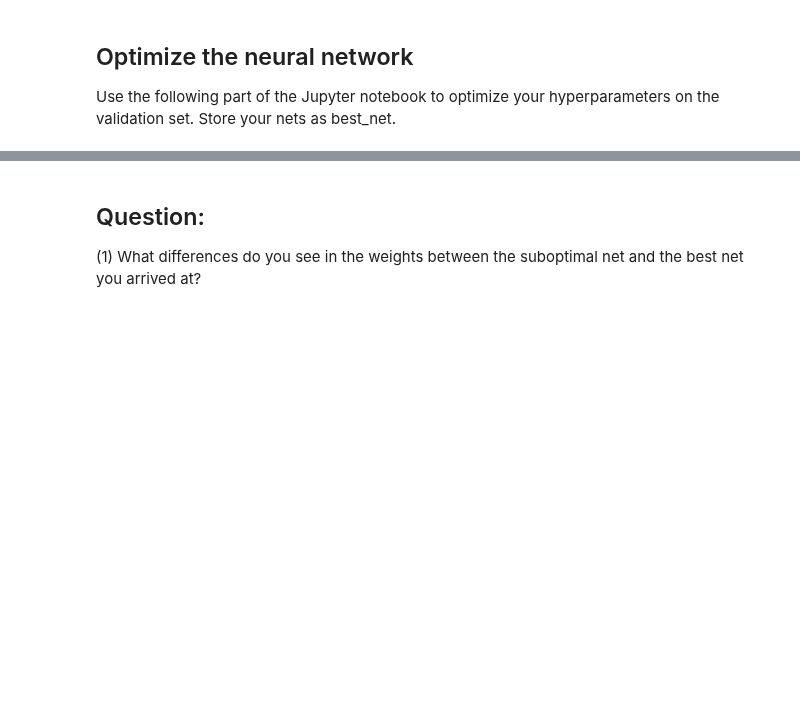
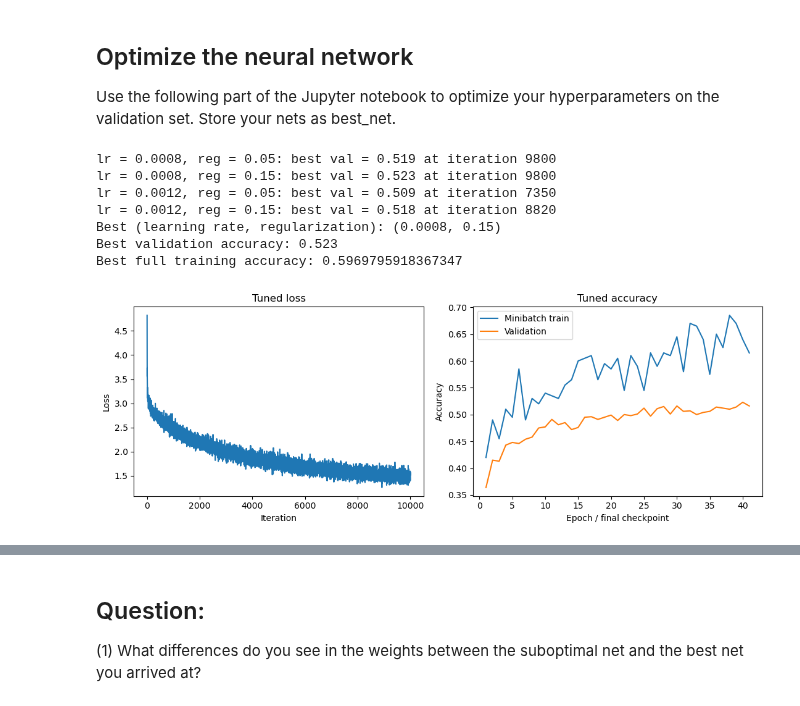
Before and after one commit to LepingWan/ECE247A, a Jupyter notebook: HW3.ipynb, the cells around one changed output, grey strips where cells are left out. Cells and saved outputs as stored; diff of their text form; code cells hidden in the pictures; blank space fills up the shorter version.

```diff
--- a/HW3.ipynb
+++ b/HW3.ipynb
@@ -519,0 +689,61 @@ show_net_weights(best_net)
+# %%
+# Keep the same 3072 -> 50 -> 10 network and use minibatch SGD.
+# Choose the learning rate and regularization using only the validation set.
+configs = [
+    (8e-4, 0.05),
+    (8e-4, 0.15),
+    (1.2e-3, 0.05),
+    (1.2e-3, 0.15),
+]
+best_net = None
+best_val_acc = -1
+best_stats = None
+results = []
+
+for learning_rate, reg in configs:
+    # Use the same initialization and minibatch sequence for each setting.
+    np.random.seed(123)
+    candidate = TwoLayerNet(input_size, 50, num_classes, std=1e-2)
+    candidate.params = {name: value.astype(np.float32)
+                        for name, value in candidate.params.items()}
+    candidate_stats = candidate.train(
+        X_train, y_train, X_val, y_val,
+        learning_rate=learning_rate, learning_rate_decay=0.97,
+        reg=reg, num_iters=10000, batch_size=200, verbose=False)
+
+    # Restore the epoch with the highest validation accuracy for this run.
+    candidate.params = {name: value.copy()
+                        for name, value in candidate_stats['best_params'].items()}
+    candidate_val_acc = np.mean(candidate.predict(X_val) == y_val)
+    results.append((learning_rate, reg, candidate_val_acc))
+    print('lr = %.4g, reg = %.3g: best val = %.3f at iteration %d' %
+          (learning_rate, reg, candidate_val_acc, candidate_stats['best_iteration']))
+    if candidate_val_acc > best_val_acc:
+        best_val_acc = candidate_val_acc
+        best_net = candidate
+        best_stats = candidate_stats
+        best_config = (learning_rate, reg)
+
+print('Best (learning rate, regularization):', best_config)
+print('Best validation accuracy:', best_val_acc)
+print('Best full training accuracy:', np.mean(best_net.predict(X_train) == y_train))
+
+fig, axes = plt.subplots(1, 2, figsize=(11, 4))
+axes[0].plot(best_stats['loss_history'])
+axes[0].set(xlabel='Iteration', ylabel='Loss', title='Tuned loss')
+epochs = np.arange(1, len(best_stats['train_acc_history']) + 1)
+axes[1].plot(epochs, best_stats['train_acc_history'], label='Minibatch train')
+axes[1].plot(epochs, best_stats['val_acc_history'], label='Validation')
+axes[1].set(xlabel='Epoch / final checkpoint', ylabel='Accuracy', title='Tuned accuracy')
+axes[1].legend()
+plt.tight_layout()
+plt.show()
+# %% [output]
+lr = 0.0008, reg = 0.05: best val = 0.519 at iteration 9800
+lr = 0.0008, reg = 0.15: best val = 0.523 at iteration 9800
+lr = 0.0012, reg = 0.05: best val = 0.509 at iteration 7350
+lr = 0.0012, reg = 0.15: best val = 0.518 at iteration 8820
+Best (learning rate, regularization): (0.0008, 0.15)
+Best validation accuracy: 0.523
+Best full training accuracy: 0.5969795918367347
+[figure, added]
```
Also changed, not shown: parts of 24 cells of this notebook.
